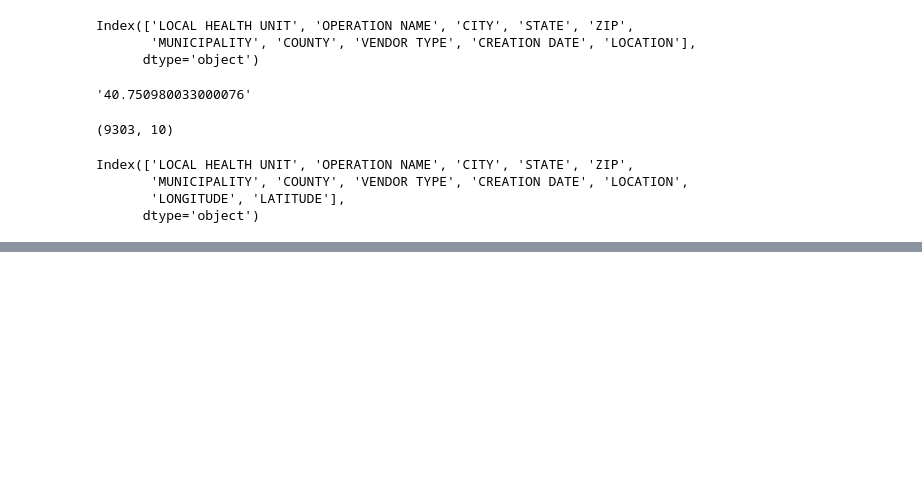
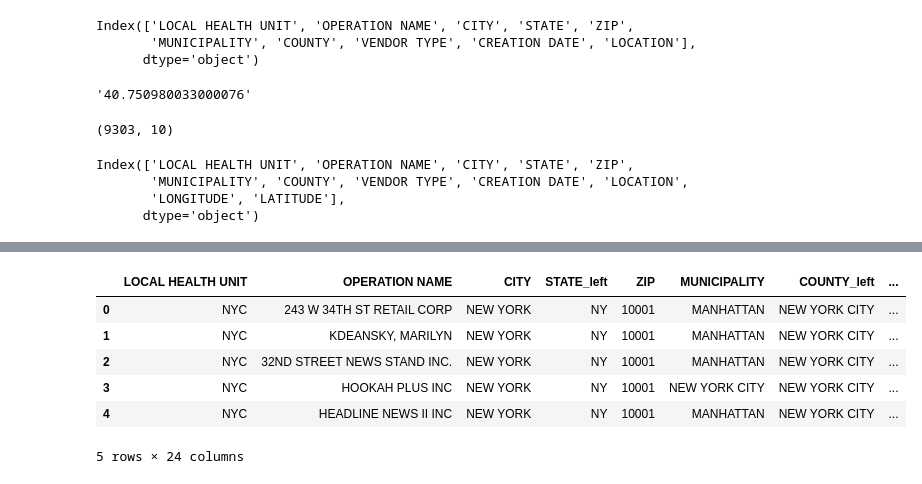
Before and after one commit to ajay1808/CUSP-London-Data-Dive, a Jupyter notebook: Smoke Data.ipynb, the cells around one changed output, grey strips where cells are left out. Saved outputs shown, nothing was run; the diff lists cells and outputs as text; code cells hidden in the pictures; blank space fills up the shorter version.

```diff
--- a/Smoke Data.ipynb
+++ b/Smoke Data.ipynb
@@ -84,0 +142,11 @@ smoke_data.head()
+# %%
+smoke_data1=gpd.sjoin(geonew.to_crs({'init':'epsg:2263'}),zips,op='within',how='inner')
+smoke_data1.head()
+# %% [output]
+|  | LOCAL HEALTH UNIT | OPERATION NAME | CITY | STATE_left | ZIP | MUNICIPALITY | COUNTY_left | ... |
+| 0 | NYC | 243 W 34TH ST RETAIL CORP | NEW YORK | NY | 10001 | MANHATTAN | NEW YORK CITY | ... |
+| 1 | NYC | KDEANSKY, MARILYN | NEW YORK | NY | 10001 | MANHATTAN | NEW YORK CITY | ... |
+| 2 | NYC | 32ND STREET NEWS STAND INC. | NEW YORK | NY | 10001 | MANHATTAN | NEW YORK CITY | ... |
+| 3 | NYC | HOOKAH PLUS INC | NEW YORK | NY | 10001 | NEW YORK CITY | NEW YORK CITY | ... |
+| 4 | NYC | HEADLINE NEWS II INC | NEW YORK | NY | 10001 | MANHATTAN | NEW YORK CITY | ... |
+5 rows × 24 columns
```
Also changed, not shown: parts of 15 cells of this notebook.
